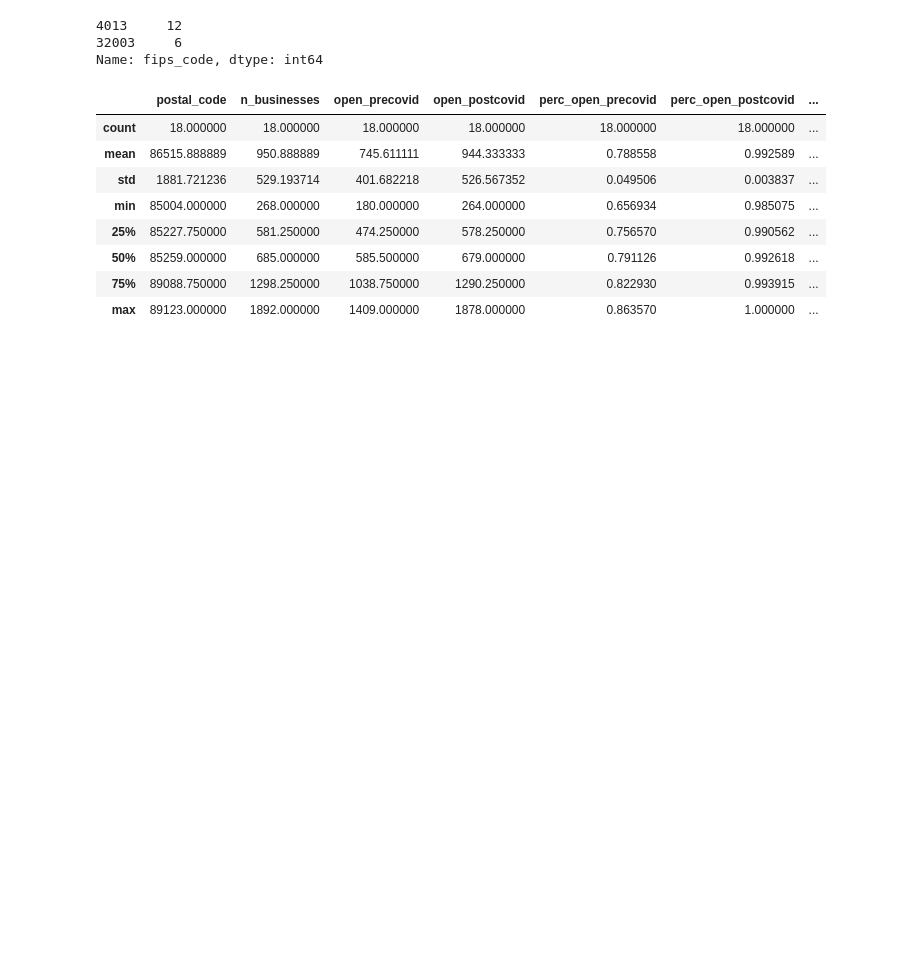
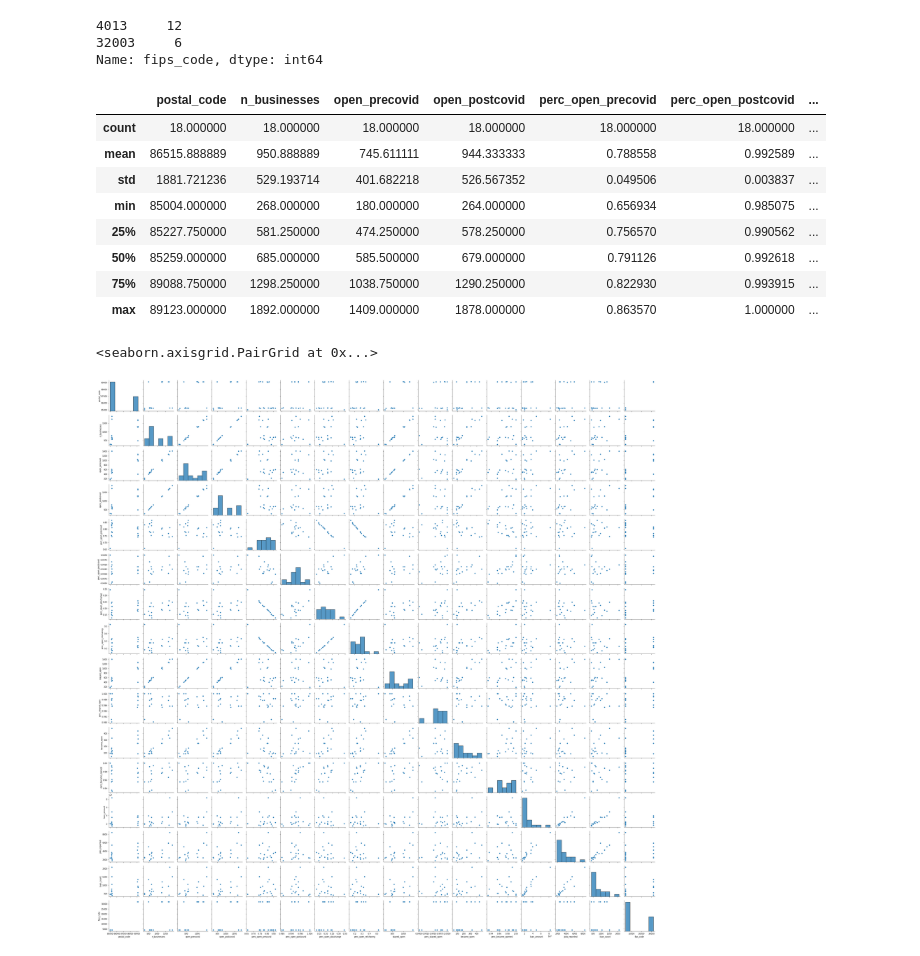
Before and after one commit to ppp-ds4a/ppp_cleaning_eda, a Jupyter notebook: notebooks/yelp_ppp_fips.ipynb, the cells around one changed output. Saved outputs shown, nothing was run; the diff lists cells and outputs as text; code cells hidden in the pictures; blank space fills up the shorter version.

Commit message:
add ppp_eda, final_eda, yelp_ppp_merge, and images of plots

```diff
--- a/notebooks/yelp_ppp_fips.ipynb
+++ b/notebooks/yelp_ppp_fips.ipynb
@@ -3,7 +4,7 @@ import pandas as pd
 # %%
-PATH = "webscrape_aggregated.csv"
-PATH2 = "under150k.csv"
-PATH3 = "even_and_odd.csv"
+PATH = "../data/webscrape_aggregated.csv"
+PATH2 = "../data/under150k.csv"
+PATH3 = "../data/even_and_odd.csv"
 
 df_scrape = pd.read_csv(PATH3, index_col="Unnamed: 0")
 df_150 = pd.read_csv(PATH2)
@@ -181,3 +182,10 @@ df_scrape.describe()
 | 50% | 85259.000000 | 685.000000 | 585.500000 | 679.000000 | 0.791126 | 0.992618 | ... |
 | 75% | 89088.750000 | 1298.250000 | 1038.750000 | 1290.250000 | 0.822930 | 0.993915 | ... |
 | max | 89123.000000 | 1892.000000 | 1409.000000 | 1878.000000 | 0.863570 | 1.000000 | ... |
+# %%
+sns.pairplot(
+    df_scrape,
+)
+# %% [output]
+<seaborn.axisgrid.PairGrid at 0x...>
+[figure, added]
```
Also changed, not shown: parts of 3 cells of this notebook, 16 other files.
